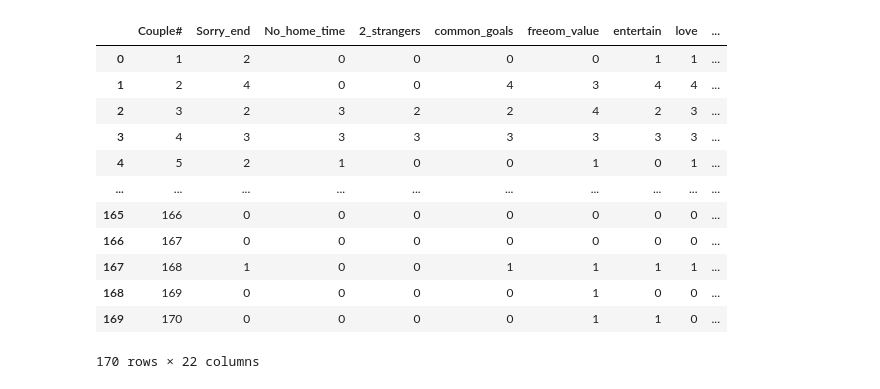
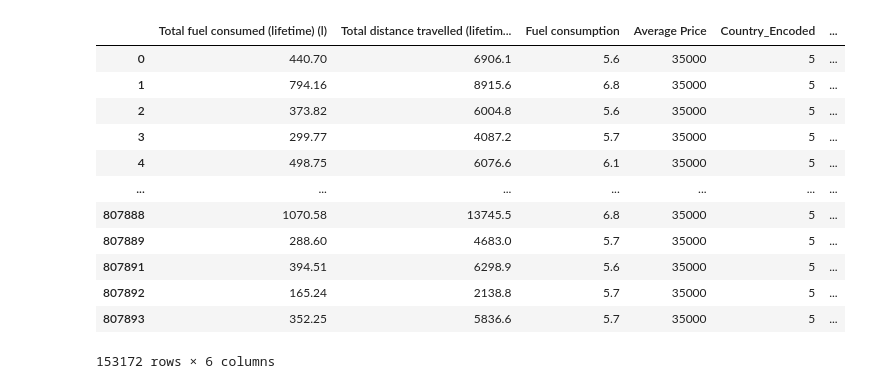
Before and after one commit to algjor/CO2-emissions, a Jupyter notebook: proj_3_CO2_emissions.ipynb, the cells around one changed output. Saved outputs shown, nothing was run; the diff lists cells and outputs as text; code cells hidden in the pictures.

```diff
--- a/proj_3_CO2_emissions.ipynb
+++ b/proj_3_CO2_emissions.ipynb
@@ -36,11 +34,10 @@ df2.head()
 # Pre-process and clean CO2 Emissions data set
 # Drop non-essential columns
 co2_df = df1.copy()
-co2_df = co2_df['Vehicle Identifier', 'Total fuel consumed (lifetime) (l)',
-                'Total distance travelled (lifetime) (km)', 'Country',
-                'Mk', 'Cn', 'Ewltp (g/km)', 'Ft', 'Erwltp (g/km)', 'Year',
-                'Fuel consumption']
-
+co2_df = co2_df[['Vehicle Identifier', 'Total fuel consumed (lifetime) (l)',
+                 'Total distance travelled (lifetime) (km)', 'Country','Mk',
+                 'Cn', 'Ewltp (g/km)', 'Ft', 'Erwltp (g/km)', 'Year',
+                 'Fuel consumption']]
 # Rename columns
-co2_df = co2_df.rename(columns={'Mk': 'brand', 'Ewltp (g/km)': 'CO2 Emissions (per WLTP)', 'Ft': 'Fuel Type'})
+co2_df = co2_df.rename(columns={'Mk': 'Brand', 'Ewltp (g/km)': 'CO2 Emissions (per WLTP)', 'Ft': 'Fuel Type'})
 co2_df.columns
@@ -59,3 +223,4 @@ prices_df.columns
 # %%
 # Drop all rows with missing information in CO2 Emissions data set
-co2_df = co2_df.dropna(how='any')
+co2_filtered_df = co2_filtered_df.dropna(how='any')
+co2_filtered_df.value_counts
@@ -124,0 +297,22 @@ plt.show()
+# %%
+# LabelEncoder for Country, Brand, Cn, and Fuel Type
+
+co2_df_filt2 = co2_filtered_df.copy()
+co2_df_filt2 = co2_df_filt2[co2_filtered_df['Fuel Type'] == 'PETROL']
+
+# Create an instance of the label encoder
+
+le_country = LabelEncoder()
+le_brand = LabelEncoder()
+le_cn = LabelEncoder()
+le_ft = LabelEncoder()
+
+# Encode the columns
+co2_df_filt2['Country_Encoded'] = le_country.fit_transform(co2_df_filt2['Country'])
+co2_df_filt2['Brand_Encoded'] = le_brand.fit_transform(co2_df_filt2['Brand'])
+co2_df_filt2['Cn_Encoded'] = le_cn.fit_transform(co2_df_filt2['Cn'])
+co2_df_filt2['Fuel Type_Encoded'] = le_ft.fit_transform(co2_df_filt2['Fuel Type'])
+
+# Drop the original columns if needed
+co2_df_encoded = co2_df_filt2.drop(['Erwltp (g/km)', 'Vehicle Identifier', 'Cn_Encoded', 'Fuel Type_Encoded', 'Year', 'Country', 'Brand', 'Cn', 'Fuel Type'], axis=1)
+co2_df_encoded.head()
@@ -174,20 +428,20 @@ new_df.head()
 # %%
 # Drop the label to create the X data
 
-X = new_df.drop("<List the features here>", axis=1)
+X = co2_df_encoded.drop('CO2 Emissions (per WLTP)', axis=1)
 X
 # %% [output]
-|  | Couple# | Sorry_end | No_home_time | 2_strangers | common_goals | freeom_value | entertain | love | ... |
-| 0 | 1 | 2 | 0 | 0 | 0 | 0 | 1 | 1 | ... |
-| 1 | 2 | 4 | 0 | 0 | 4 | 3 | 4 | 4 | ... |
-| 2 | 3 | 2 | 3 | 2 | 2 | 4 | 2 | 3 | ... |
-| 3 | 4 | 3 | 3 | 3 | 3 | 3 | 3 | 3 | ... |
-| 4 | 5 | 2 | 1 | 0 | 0 | 1 | 0 | 1 | ... |
-| ... | ... | ... | ... | ... | ... | ... | ... | ... | ... |
-| 165 | 166 | 0 | 0 | 0 | 0 | 0 | 0 | 0 | ... |
-| 166 | 167 | 0 | 0 | 0 | 0 | 0 | 0 | 0 | ... |
-| 167 | 168 | 1 | 0 | 0 | 1 | 1 | 1 | 1 | ... |
-| 168 | 169 | 0 | 0 | 0 | 0 | 1 | 0 | 0 | ... |
-| 169 | 170 | 0 | 0 | 0 | 0 | 1 | 1 | 0 | ... |
+|  | Total fuel consumed (lifetime) (l) | Total distance travelled (lifetim... | Fuel consumption | Average Price | Country_Encoded | ... |
+| 0 | 440.70 | 6906.1 | 5.6 | 35000 | 5 | ... |
+| 1 | 794.16 | 8915.6 | 6.8 | 35000 | 5 | ... |
+| 2 | 373.82 | 6004.8 | 5.6 | 35000 | 5 | ... |
+| 3 | 299.77 | 4087.2 | 5.7 | 35000 | 5 | ... |
+| 4 | 498.75 | 6076.6 | 6.1 | 35000 | 5 | ... |
+| ... | ... | ... | ... | ... | ... | ... |
+| 807888 | 1070.58 | 13745.5 | 6.8 | 35000 | 5 | ... |
+| 807889 | 288.60 | 4683.0 | 5.7 | 35000 | 5 | ... |
+| 807891 | 394.51 | 6298.9 | 5.6 | 35000 | 5 | ... |
+| 807892 | 165.24 | 2138.8 | 5.7 | 35000 | 5 | ... |
+| 807893 | 352.25 | 5836.6 | 5.7 | 35000 | 5 | ... |
-170 rows × 22 columns
+153172 rows × 6 columns
 # %%
```
Also changed, not shown: parts of 53 cells of this notebook, 5 other files.
